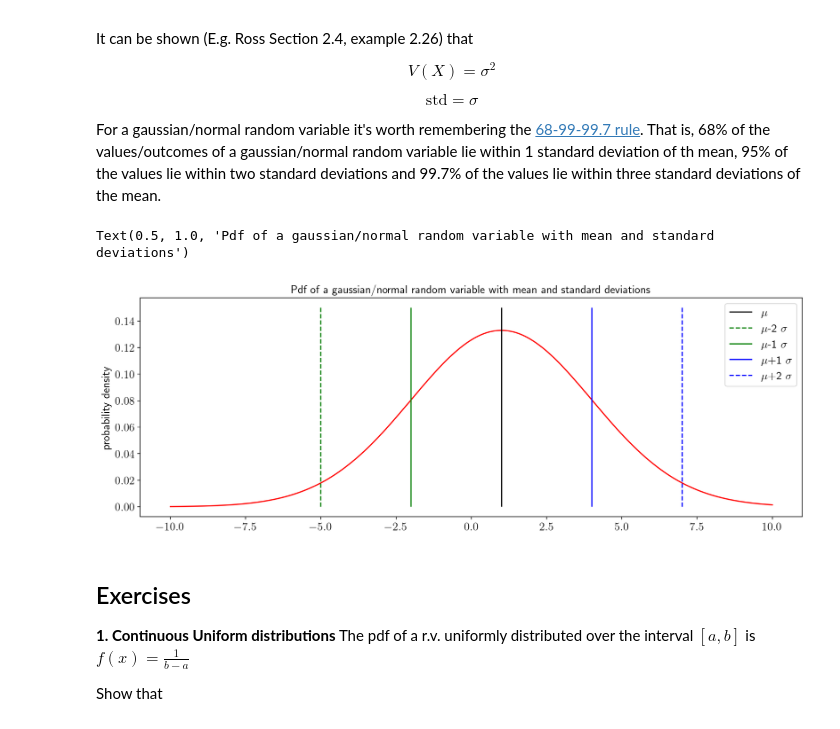
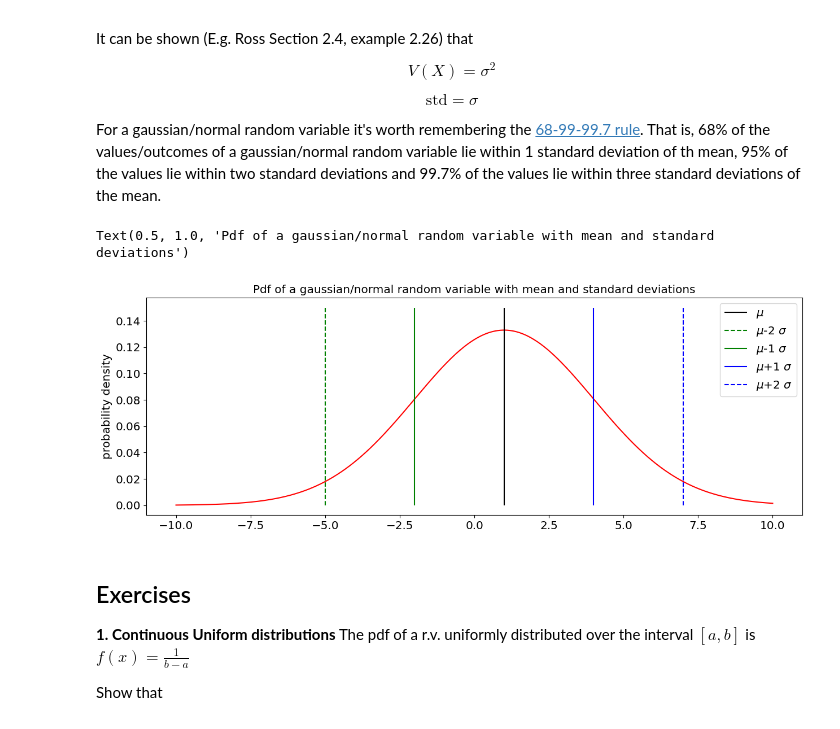
Before and after one commit to cdds-uiuc/simles-book, a Jupyter notebook: _sources/content/Module01/M01_N03_Moments.ipynb, the cells around one changed output. Drawn from its saved outputs; the diff is of its cells as text; code cells hidden in the pictures.

```diff
--- a/_sources/content/Module01/M01_N03_Moments.ipynb
+++ b/_sources/content/Module01/M01_N03_Moments.ipynb
@@ -12,10 +12,7 @@ import matplotlib.pyplot as plt
 from scipy import stats
 
 # These are some parameters to make figures nice (and big)
-%matplotlib inline
-%config InlineBackend.figure_format = 'retina'
 plt.rcParams['figure.figsize'] = 16,8
-plt.rcParams['text.usetex'] = True
 params = {'legend.fontsize': 'x-large',
           'figure.figsize': (15, 5),
          'axes.labelsize': 'x-large',
@@ -153,28 +150,28 @@ For a gaussian/normal random variable it's worth remembering the [68-99-99.7 rul
 # %%
 # let's plot the pdf of a gaussian random variable along with the standard deviation.
 # let's choose a gaussian/normal r.v. with mean(location) =1 and standard deviation (scale) =3
 
 # define a vector of point at which to evaluate  the pdf
 mu=1;
 sigma=3;
 xlim_left=-10;
 xlim_right=10;
 x_norm=x_norm=np.linspace(xlim_left,xlim_right,1000)
 pdf_norm=stats.norm.pdf(x_norm,loc=mu, scale=sigma)
 
 fig, ax = plt.subplots(1)
 plt.plot(x_norm,pdf_norm,'r')
-plt.vlines(mu,0,0.15,label='$\mu$',color='k')
-plt.vlines(mu-2*sigma,0,0.15,label='$\mu$-2 $\sigma$',color='g',linestyle='--')
-plt.vlines(mu-sigma,0,0.15,label='$\mu$-1 $\sigma$',color='g')
-plt.vlines(mu+sigma,0,0.15,label='$\mu$+1 $\sigma$',color='b')
-plt.vlines(mu+2*sigma,0,0.15,label='$\mu$+2 $\sigma$',color='b',linestyle='--')
+plt.vlines(mu,0,0.15,label=r'$\mu$',color='k')
+plt.vlines(mu-2*sigma,0,0.15,label=r'$\mu$-2 $\sigma$',color='g',linestyle='--')
+plt.vlines(mu-sigma,0,0.15,label=r'$\mu$-1 $\sigma$',color='g')
+plt.vlines(mu+sigma,0,0.15,label=r'$\mu$+1 $\sigma$',color='b')
+plt.vlines(mu+2*sigma,0,0.15,label=r'$\mu$+2 $\sigma$',color='b',linestyle='--')
 plt.legend()
 plt.ylabel('probability density')
 plt.title('Pdf of a gaussian/normal random variable with mean and standard deviations')
 # %% [output]
 Text(0.5, 1.0, 'Pdf of a gaussian/normal random variable with mean and standard deviations')
-[figure, old version]
+[figure, new version]
 # %% [markdown]
 ## Exercises
 **1. Continuous Uniform distributions** The pdf of a r.v. uniformly distributed over the interval $[a,b]$ is $f(x)=\frac{1}{b-a}$
```
Also changed, not shown: parts of 2 cells of this notebook, 57 other files.
